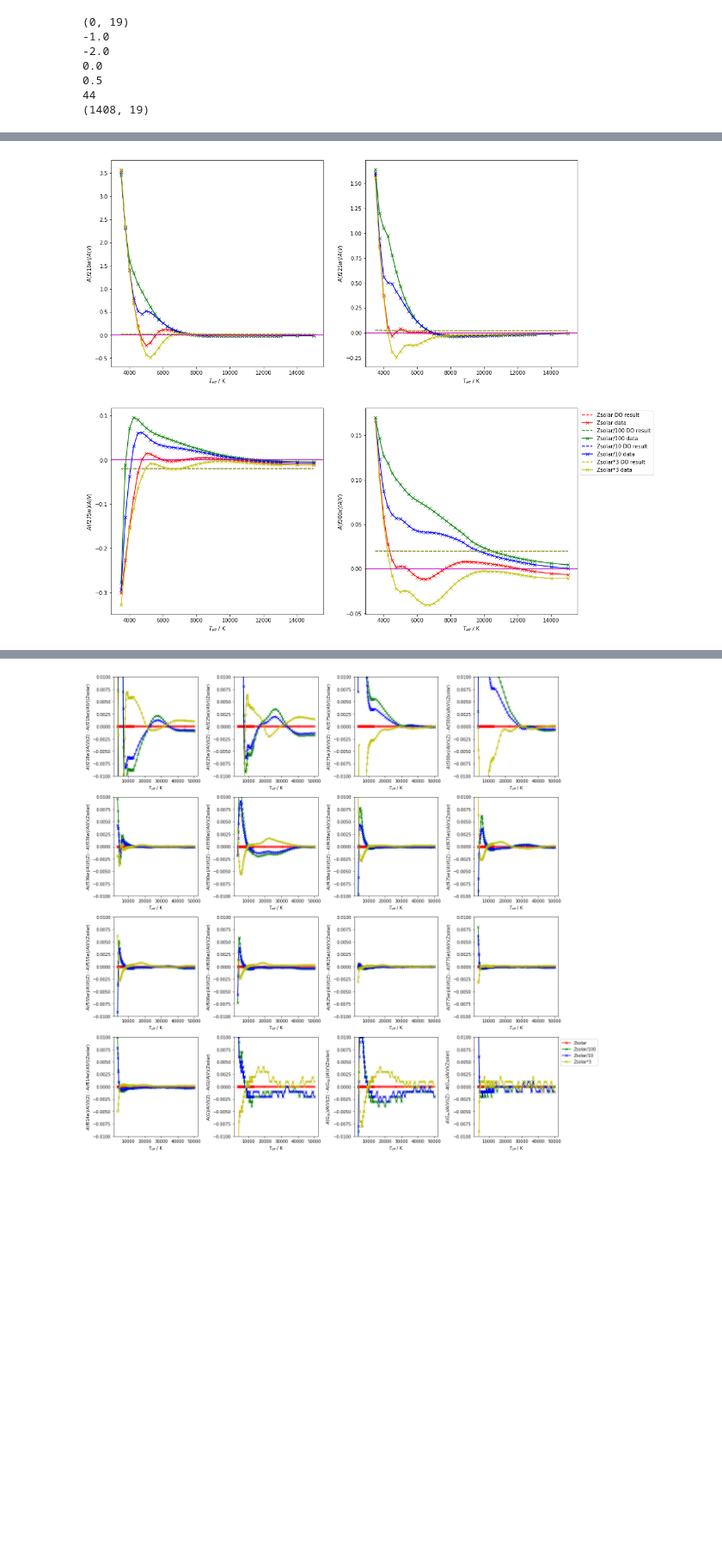
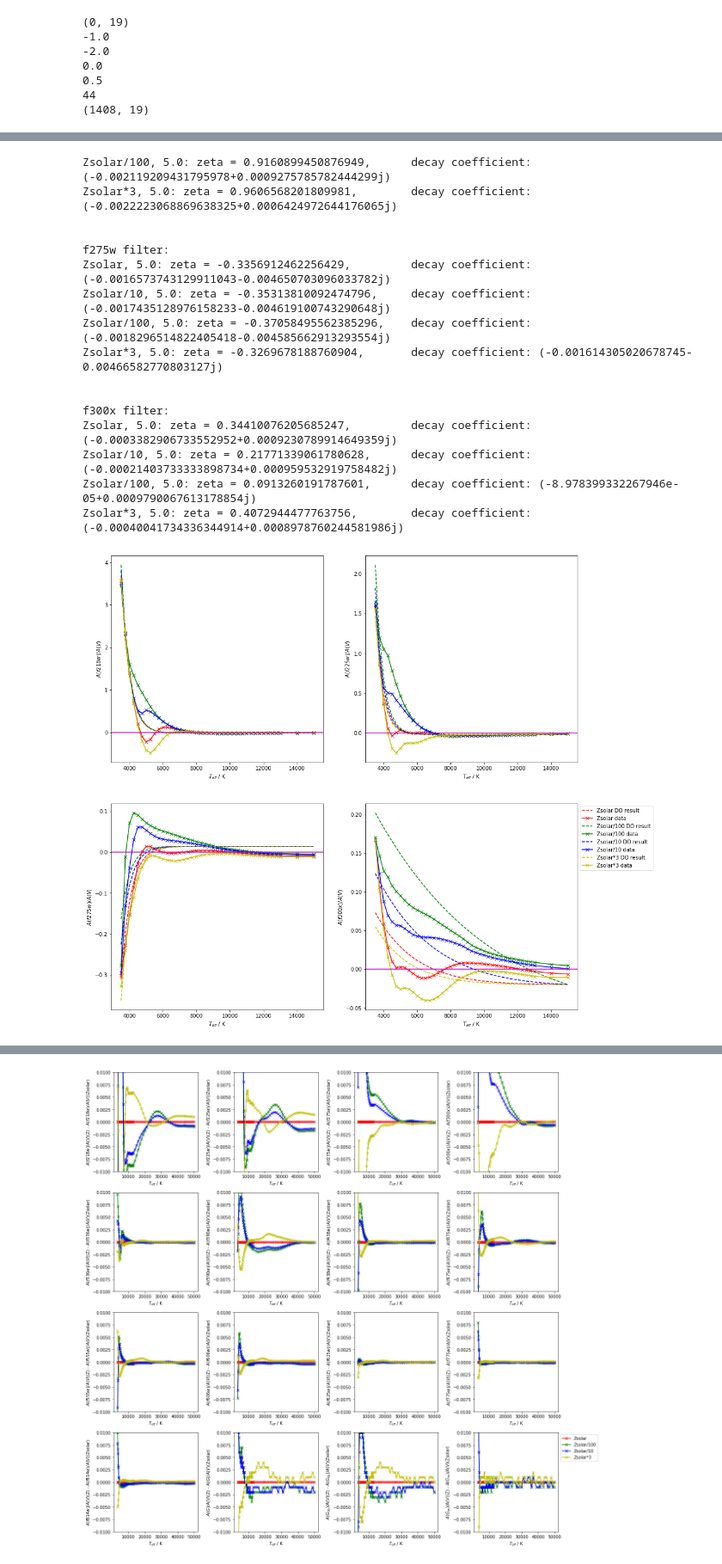
Before and after one commit to AlexlwAstro/phd_work, a Jupyter notebook: gaia_spectra_plots.ipynb, the cells around one changed output, grey strips where cells are left out. Shown at 86% size. Drawn from its saved outputs; the diff is of its cells as text; code cells hidden in the pictures; blank space fills up the shorter version.

```diff
--- a/gaia_spectra_plots.ipynb
+++ b/gaia_spectra_plots.ipynb
@@ -2391,7 +2341,7 @@ print 'done'
 # Format below: [a,b,c,d,k,r]
 dosc_f218w_bounds = ([-0.3, -0.5, -0.5, 1.0e-05, -2.0,-0.02], [0.3, 0.5, 1., 0.5, 2.0, 0.02])
 dosc_f225w_bounds = ([-0.3, -0.5, -0.5, 1.0e-05, -2.0,-0.02], [0.3, 0.5, 1., 0.5, 2.0, 0.02])
-dosc_f275w_bounds = ([-0.3, -0.5, -0.5, 1.0e-05, -2.0,-0.02], [0.3, 0.5, 1., 0.5, 1.0, 0.02])
+dosc_f275w_bounds = ([-0.3, -0.5, -0.5, -0.5, -2.0,-0.02], [0.3, 0.5, 1., 1.0e-05, 1.0, 0.02])
 dosc_f300x_bounds = ([-0.3, -0.5, -0.5, 1.0e-05, -2.0,-0.02], [0.3, 0.5, 1., 0.5, 1.0, 0.02])
 dosc_f336w_bounds = ([-0.5, -1., -0.5, 0., 0., -0.02], [0.5, 1., 0.5, 0.5, 0.1, 0.02])
 dosc_f390w_bounds = ([-0.5, -1., -0.5, 0., 0., -0.02], [0.5, 1., 0.5, 0.5, 0.1, 0.02])
@@ -2430,8 +2380,9 @@ with open(dosc_file_out,'w') as f:
 for i in range(3,7):
     print big_data_arr[:,i].shape
     #coeffs,cov_mat = curve_fit(lambda x,a,b,c: fitting_func(x,max_Teff_val,float(key),Tmod_pow,a,b,c),((Teff_only_dict[key])[:,0]),(Teff_only_dict[key])[:,i], p0=start_fit_at, sigma=sigma_corr,bounds=fit_func_bounds)
-    #coeffs,cov_mat = curve_fit(lambda comb_Tgz,*coeffs_list: weighted_damped_oscillator_gZ(comb_Tgz,R2_Tmax,*coeffs_list), (Tdata,gdata,zdata), big_data_arr[:,i], p0=dosc_p0, sigma=sigma_corr2,bounds=dosc_bounds_list[i-3])
-    coeffs,cov_mat = curve_fit(lambda comb_Tgz,*coeffs_list: weighted_damped_oscillator_gZ(comb_Tgz,R2_Tmin,*coeffs_list), (Tdata,gdata,zdata), big_data_arr[:,i], p0=dosc_p0, sigma=sigma_corr2,bounds=dosc_bounds_list[i-3])
+    coeffs,cov_mat = curve_fit(lambda comb_Tgz,*coeffs_list: weighted_damped_oscillator_gZ(comb_Tgz,R2_Tmax,*coeffs_list), (Tdata,gdata,zdata), big_data_arr[:,i], p0=dosc_p0, sigma=sigma_corr2,bounds=dosc_bounds_list[i-3])
+    #coeffs,cov_mat = curve_fit(lambda comb_Tgz,*coeffs_list: damped_oscillator_gZ(comb_Tgz,R2_Tmax,*coeffs_list), (Tdata,gdata,zdata), big_data_arr[:,i], p0=dosc_p0, sigma=sigma_corr2,bounds=dosc_bounds_list[i-3])
+    #R2_Tmin
     #Tgz_tuple TGZ_tot_data
     R2_coeffs_filterwise.append(coeffs)
     R2_cov_mat_filterwise.append(cov_mat)
@@ -2533,19 +2484,19 @@ for i in range(3,7):
     zeta_2 = coeffs_i[0]*(5.0-float(keyval)) + coeffs_i[1]*(-2.0) + coeffs_i[2]
     zeta_h = coeffs_i[0]*(5.0-float(keyval)) + coeffs_i[1]*(0.5) + coeffs_i[2]
 
-    s_s = -coeffs_i[3]*( zeta_s + 1.0j*np.sqrt(1-zeta_s**2) )
-    s_1 = -coeffs_i[3]*( zeta_1 + 1.0j*np.sqrt(1-zeta_1**2) )
-    s_2 = -coeffs_i[3]*( zeta_2 + 1.0j*np.sqrt(1-zeta_2**2) )
-    s_h = -coeffs_i[3]*( zeta_h + 1.0j*np.sqrt(1-zeta_h**2) )
-
+    s_s = decay_coeff_nan_avoid(coeffs_i[3],zeta_s)
+    s_1 = decay_coeff_nan_avoid(coeffs_i[3],zeta_1)
+    s_2 = decay_coeff_nan_avoid(coeffs_i[3],zeta_2)
+    s_h = decay_coeff_nan_avoid(coeffs_i[3],zeta_h)
+    #R2_Tmin R2_Tmax
     print comb_filter_str[i-3]+ ' filter:'
-    result_curve_zs = damped_oscillator_gZ((zs_data_arr[:,0],zs_data_arr[:,1],zs_data_arr[:,2]), R2_Tmin, *coeffs_i)
+    result_curve_zs = weighted_damped_oscillator_gZ((zs_data_arr[:,0],zs_data_arr[:,1],zs_data_arr[:,2]), R2_Tmax, *coeffs_i)
     print 'Zsolar, '+ keyval +': zeta = ' + str(zeta_s) + ',\t decay coefficient: '+ str(s_s)
-    result_curve_z1 = damped_oscillator_gZ((z1_data_arr[:,0],z1_data_arr[:,1],z1_data_arr[:,2]), R2_Tmin, *coeffs_i)
+    result_curve_z1 = weighted_damped_oscillator_gZ((z1_data_arr[:,0],z1_data_arr[:,1],z1_data_arr[:,2]), R2_Tmax, *coeffs_i)
     print 'Zsolar/10, '+ keyval +': zeta = ' + str(zeta_1) + ',\t decay coefficient: '+ str(s_1)
-    result_curve_z2 = damped_oscillator_gZ((z2_data_arr[:,0],z2_data_arr[:,1],z2_data_arr[:,2]), R2_Tmin, *coeffs_i)
-    print 'Zsolar/10, '+ keyval +': zeta = ' + str(zeta_2) + ',\t decay coefficient: '+ str(s_2)
-    result_curve_zh = damped_oscillator_gZ((zh_data_arr[:,0],zh_data_arr[:,1],zh_data_arr[:,2]), R2_Tmin, *coeffs_i)
+    result_curve_z2 = weighted_damped_oscillator_gZ((z2_data_arr[:,0],z2_data_arr[:,1],z2_data_arr[:,2]), R2_Tmax, *coeffs_i)
+    print 'Zsolar/100, '+ keyval +': zeta = ' + str(zeta_2) + ',\t decay coefficient: '+ str(s_2)
+    result_curve_zh = weighted_damped_oscillator_gZ((zh_data_arr[:,0],zh_data_arr[:,1],zh_data_arr[:,2]), R2_Tmax, *coeffs_i)
     print 'Zsolar*3, '+ keyval +': zeta = ' + str(zeta_h) + ',\t decay coefficient: '+ str(s_h)
     print '\n'
     #result_curve_zh = weighted_damped_oscillator_gZ((zh_data_arr[:,0],zh_data_arr[:,1],zh_data_arr[:,2]), R2_Tmax, *coeffs_i)
@@ -2569,7 +2520,8 @@ for i in range(3,7):
     """
 plt.legend(loc='upper left', bbox_to_anchor=(1.0, 1.0))
 plt.show()
-#fig.savefig('dosc_R2_plots_1st_4filters_logg_3p0_all_z.pdf')
+#weighted_
+fig.savefig('results_dosc_R2/Tmax15k_dosc_R2_plots_1st_4filters_logg_'+keyval+'_all_z.pdf')
 
 # NOTE:
 # zeta = a*(5.0-gdata) + b*zdata + c
@@ -2597 +2549,17 @@ Zsolar*3, 5.0: zeta = 0.15601642789836317,       decay coefficient: (-0.00036136
+Zsolar/100, 5.0: zeta = 0.9160899450876949,      decay coefficient: (-0.002119209431795978+0.0009275785782444299j)
+Zsolar*3, 5.0: zeta = 0.9606568201809981,        decay coefficient: (-0.0022223068869638325+0.0006424972644176065j)
+
+
+f275w filter:
+Zsolar, 5.0: zeta = -0.3356912462256429,         decay coefficient: (-0.0016573743129911043-0.004650703096033782j)
+Zsolar/10, 5.0: zeta = -0.35313810092474796,     decay coefficient: (-0.0017435128976158233-0.004619100743290648j)
+Zsolar/100, 5.0: zeta = -0.37058495562385296,    decay coefficient: (-0.0018296514822405418-0.004585662913293554j)
+Zsolar*3, 5.0: zeta = -0.3269678188760904,       decay coefficient: (-0.001614305020678745-0.00466582770803127j)
+
+
+f300x filter:
+Zsolar, 5.0: zeta = 0.34410076205685247,         decay coefficient: (-0.0003382906733552952+0.0009230789914649359j)
+Zsolar/10, 5.0: zeta = 0.21771339061780628,      decay coefficient: (-0.00021403733333898734+0.000959532919758482j)
+Zsolar/100, 5.0: zeta = 0.0913260191787601,      decay coefficient: (-8.978399332267946e-05+0.0009790067613178854j)
+Zsolar*3, 5.0: zeta = 0.4072944477763756,        decay coefficient: (-0.00040041734336344914+0.0008978760244581986j)
-[figure, old version]
+[figure, new version]
```
Also changed, not shown: parts of 7 cells of this notebook, 21 other files.
